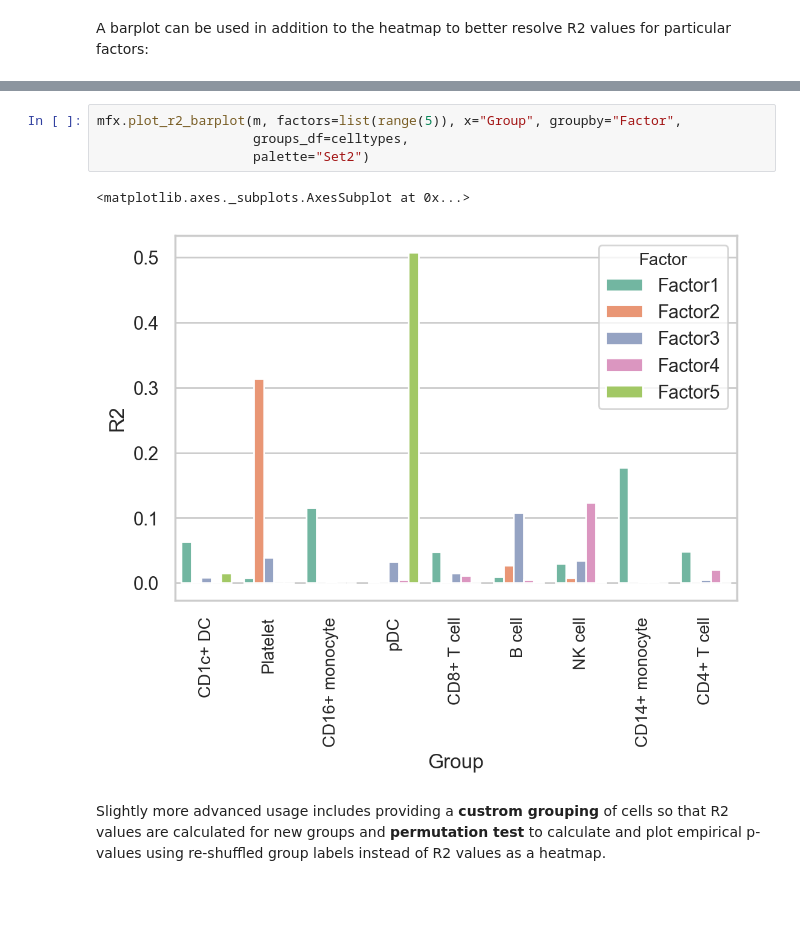
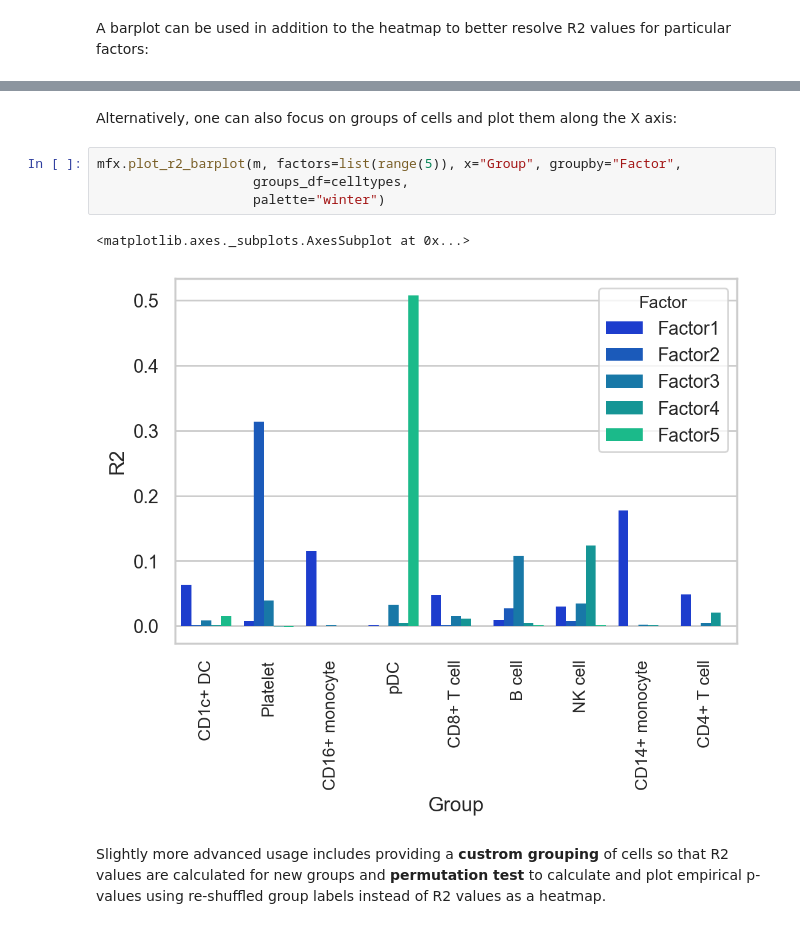
Before and after one commit to bioFAM/mofax, a Jupyter notebook: notebooks/getting_started_pbmc10k.ipynb, the cells around one changed output, grey strips where cells are left out. Drawn from its saved outputs; the diff is of its cells as text; blank space fills up the shorter version.

```diff
--- a/notebooks/getting_started_pbmc10k.ipynb
+++ b/notebooks/getting_started_pbmc10k.ipynb
@@ -278,9 +303,11 @@ A barplot can be used in addition to the heatmap to better resolve R2 values for
+# %% [markdown]
+Alternatively, one can also focus on groups of cells and plot them along the X axis:
 # %%
 mfx.plot_r2_barplot(m, factors=list(range(5)), x="Group", groupby="Factor",
                     groups_df=celltypes,
-                    palette="Set2")
+                    palette="winter")
 # %% [output]
 <matplotlib.axes._subplots.AxesSubplot at 0x...>
-[figure, old version]
+[figure, new version]
 # %% [markdown]
 Slightly more advanced usage includes providing a **custrom grouping** of cells so that R2 values are calculated for new groups and **permutation test** to calculate and plot empirical p-values using re-shuffled group labels instead of R2 values as a heatmap.
```
Also changed, not shown: parts of 21 cells of this notebook.
